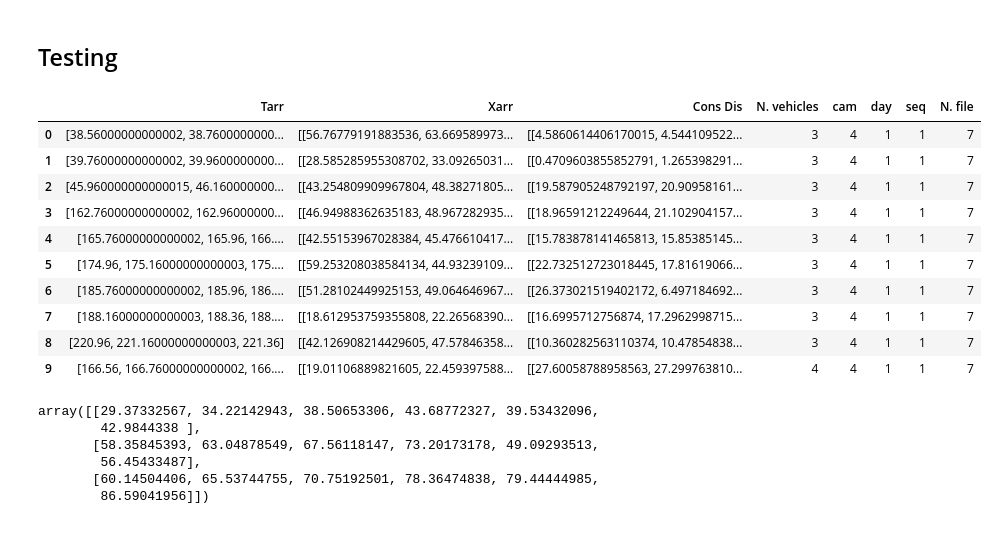
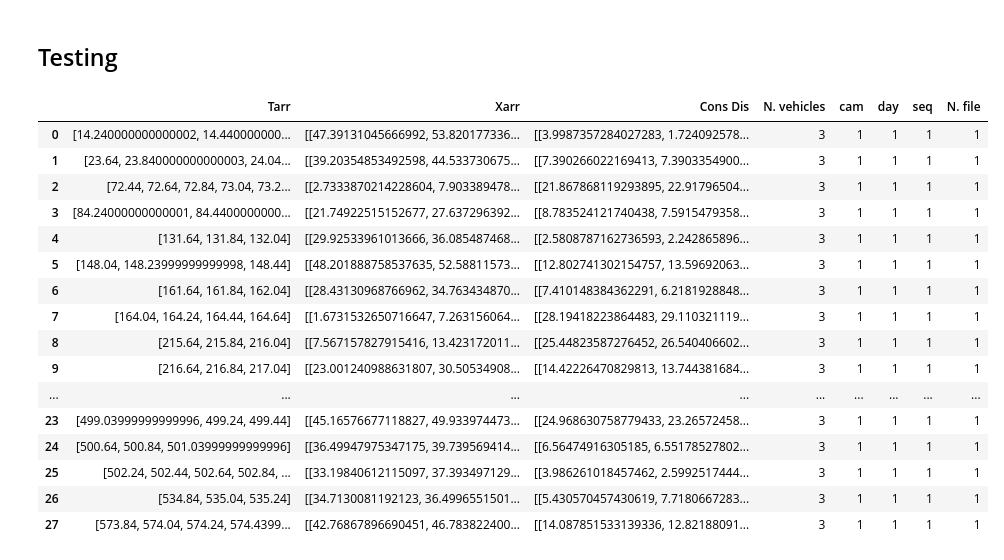
Before and after one commit to andreamortaro/TrafficModelling, a Jupyter notebook: simulazioni/myfun_load_dataset.ipynb, the cells around one changed output. Cells and saved outputs as stored; diff of their text form; code cells hidden in the pictures.

```diff
--- a/simulazioni/myfun_load_dataset.ipynb
+++ b/simulazioni/myfun_load_dataset.ipynb
@@ -60,24 +76,22 @@ def mat2pd(mat,info):
     nscene = seqs.shape[0] # list containing all the number of scenes in each sequences
     #print(f"This sequence has shape: {seqs.shape}, so it has {nscene} scenes")
 
-
     # initialize the list to store info
     Xarr, Tarr, Nveh, cons_dis = [],[], [], []
+    ic_list, wp_list = [], []
 
     for scn in range(0,nscene): # run over scenes
 
         tmp = seqs[scn][0][0][0] # (xpos,t) for a scene
-
         x_scn, t_scn = tmp[0], tmp[1][0]     # x position and correspondin timestamps for a fixed scene
-
-#         print(x_scn)
-#         print(np.diff(x_scn,axis=0))
-#         print("---"*30,"\n")
+        flag, wrong_path = is_correct_scn(x_scn)
 
         Xarr.append(x_scn)
         Tarr.append(t_scn)
         Nveh.append(len(x_scn))
         cons_dis.append(np.diff(x_scn,axis=0))      # consecutive distances of vehicles in this scene
+        ic_list.append(flag)
+        wp_list.append(wrong_path)
 
     df = pd.DataFrame({'Tarr': Tarr,\
                        'Xarr': Xarr,\
@@ -85,11 +99,23 @@ def mat2pd(mat,info):
                        'N. vehicles': Nveh,\
                        'cam': info[1],\
                        'day': info[2],\
-                       'seq': info[3]})
-
-    #print("---"*30,"\n")
+                       'seq': info[3],\
+                       'is_correct': ic_list,\
+                       'wrong_path': wp_list})
 
     return df
+# %%
+def df_purify(df):
+
+    """
+    Avoid rows with not admissible trajs.
+    """
+
+    # Consider only correct scenes and drop useless columns
+    cond = (df['is_correct'] == True)
+    df_purified = df[cond].drop(['is_correct','wrong_path'], axis=1)
+
+    return df_purified
 # %%
 def load_dataset(dirname, flag):
 
@@ -98,13 +124,17 @@ def load_dataset(dirname, flag):
     info_mat = get_info_mat(dirname, flag)
     counter = 1
     dflist = [] # initialize a list to store all the df, one for each .mat file
+    dflist2 = []
 
     for info in info_mat: # run over all the sequences
 
         mat = load_mat(info) # load .mat
         df = mat2pd(mat,info) # convert mat into a pd dataframe
         df['N. file'] = [counter]*len(df)
-        dflist.append(df)
+
+        # avoid uncorrect paths and take indexes starting from 0
+        df_purified = df_purify(df).reset_index(drop=True)
+        dflist.append(df_purified)
 
         counter += 1
 
@@ -120,25 +150,22 @@ dir_name = par_dir + "/NN-interaction"
 
 merged_df, dflist = load_dataset(dir_name, 'post')
 # %%
-dflist[6]
+dflist[0]
 # %% [output]
 |  | Tarr | Xarr | Cons Dis | N. vehicles | cam | day | seq | N. file |
-| 0 | [38.56000000000002, 38.7600000000... | [[56.76779191883536, 63.669589973... | [[4.5860614406170015, 4.544109522... | 3 | 4 | 1 | 1 | 7 |
-| 1 | [39.76000000000002, 39.9600000000... | [[28.585285955308702, 33.09265031... | [[0.4709603855852791, 1.265398291... | 3 | 4 | 1 | 1 | 7 |
-| 2 | [45.960000000000015, 46.160000000... | [[43.254809909967804, 48.38271805... | [[19.587905248792197, 20.90958161... | 3 | 4 | 1 | 1 | 7 |
-| 3 | [162.76000000000002, 162.96000000... | [[46.94988362635183, 48.967282935... | [[18.96591212249644, 21.102904157... | 3 | 4 | 1 | 1 | 7 |
-| 4 | [165.76000000000002, 165.96, 166.... | [[42.55153967028384, 45.476610417... | [[15.783878141465813, 15.85385145... | 3 | 4 | 1 | 1 | 7 |
-| 5 | [174.96, 175.16000000000003, 175.... | [[59.253208038584134, 44.93239109... | [[22.732512723018445, 17.81619066... | 3 | 4 | 1 | 1 | 7 |
-| 6 | [185.76000000000002, 185.96, 186.... | [[51.28102449925153, 49.064646967... | [[26.373021519402172, 6.497184692... | 3 | 4 | 1 | 1 | 7 |
-| 7 | [188.16000000000003, 188.36, 188.... | [[18.612953759355808, 22.26568390... | [[16.6995712756874, 17.2962998715... | 3 | 4 | 1 | 1 | 7 |
-| 8 | [220.96, 221.16000000000003, 221.36] | [[42.126908214429605, 47.57846358... | [[10.360282563110374, 10.47854838... | 3 | 4 | 1 | 1 | 7 |
-| 9 | [166.56, 166.76000000000002, 166.... | [[19.01106889821605, 22.459397588... | [[27.60058788958563, 27.299763810... | 4 | 4 | 1 | 1 | 7 |
+| 0 | [14.240000000000002, 14.440000000... | [[47.39131045666992, 53.820177336... | [[3.9987357284027283, 1.724092578... | 3 | 1 | 1 | 1 | 1 |
+| 1 | [23.64, 23.840000000000003, 24.04... | [[39.20354853492598, 44.533730675... | [[7.390266022169413, 7.3903354900... | 3 | 1 | 1 | 1 | 1 |
+| 2 | [72.44, 72.64, 72.84, 73.04, 73.2... | [[2.7333870214228604, 7.903389478... | [[21.867868119293895, 22.91796504... | 3 | 1 | 1 | 1 | 1 |
+| 3 | [84.24000000000001, 84.4400000000... | [[21.74922515152677, 27.637296392... | [[8.783524121740438, 7.5915479358... | 3 | 1 | 1 | 1 | 1 |
+| 4 | [131.64, 131.84, 132.04] | [[29.92533961013666, 36.085487468... | [[2.5808787162736593, 2.242865896... | 3 | 1 | 1 | 1 | 1 |
+| 5 | [148.04, 148.23999999999998, 148.44] | [[48.201888758537635, 52.58811573... | [[12.802741302154757, 13.59692063... | 3 | 1 | 1 | 1 | 1 |
+| 6 | [161.64, 161.84, 162.04] | [[28.43130968766962, 34.763434870... | [[7.410148384362291, 6.2181928848... | 3 | 1 | 1 | 1 | 1 |
+| 7 | [164.04, 164.24, 164.44, 164.64] | [[1.6731532650716647, 7.263156064... | [[28.19418223864483, 29.110321119... | 3 | 1 | 1 | 1 | 1 |
+| 8 | [215.64, 215.84, 216.04] | [[7.567157827915416, 13.423172011... | [[25.44823587276452, 26.540406602... | 3 | 1 | 1 | 1 | 1 |
+| 9 | [216.64, 216.84, 217.04] | [[23.001240988631807, 30.50534908... | [[14.42226470829813, 13.744381684... | 3 | 1 | 1 | 1 | 1 |
+| ... | ... | ... | ... | ... | ... | ... | ... | ... |
+| 23 | [499.03999999999996, 499.24, 499.44] | [[45.16576677118827, 49.933974473... | [[24.968630758779433, 23.26572458... | 3 | 1 | 1 | 1 | 1 |
+| 24 | [500.64, 500.84, 501.03999999999996] | [[36.49947975347175, 39.739569414... | [[6.56474916305185, 6.55178527802... | 3 | 1 | 1 | 1 | 1 |
+| 25 | [502.24, 502.44, 502.64, 502.84, ... | [[33.19840612115097, 37.393497129... | [[3.986261018457462, 2.5992517444... | 3 | 1 | 1 | 1 | 1 |
+| 26 | [534.84, 535.04, 535.24] | [[34.7130081192123, 36.4996551501... | [[5.430570457430619, 7.7180667283... | 3 | 1 | 1 | 1 | 1 |
+| 27 | [573.84, 574.04, 574.24, 574.4399... | [[42.76867896690451, 46.783822400... | [[14.087851533139336, 12.82188091... | 3 | 1 | 1 | 1 | 1 |
-# %%
-dflist[0]['Xarr'][0]
-# %% [output]
-array([[29.37332567, 34.22142943, 38.50653306, 43.68772327, 39.53432096,
-        42.9844338 ],
-       [58.35845393, 63.04878549, 67.56118147, 73.20173178, 49.09293513,
-        56.45433487],
-       [60.14504406, 65.53744755, 70.75192501, 78.36474838, 79.44444985,
-        86.59041956]])
```
Also changed, not shown: parts of 3 cells of this notebook, 20 other files.
